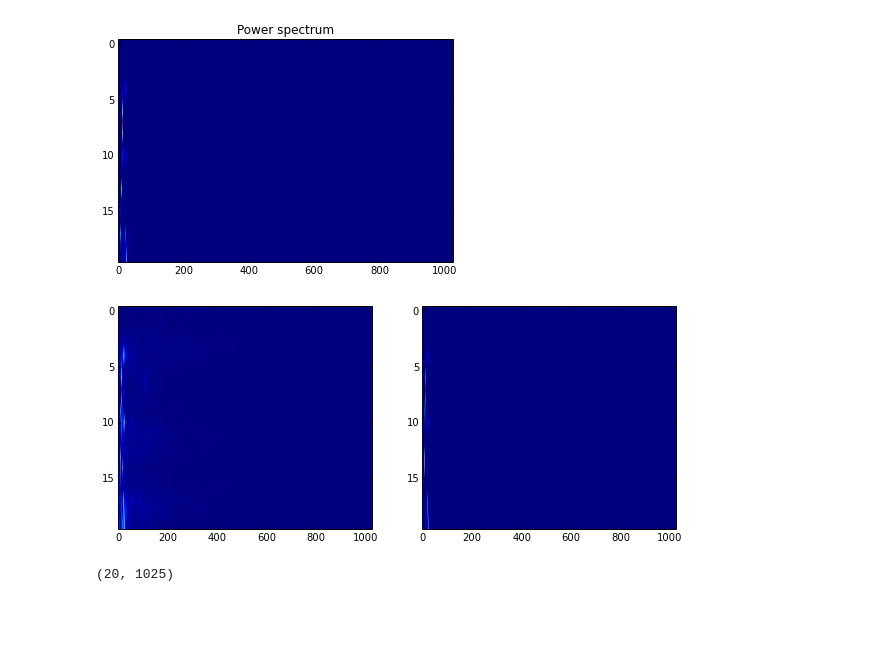
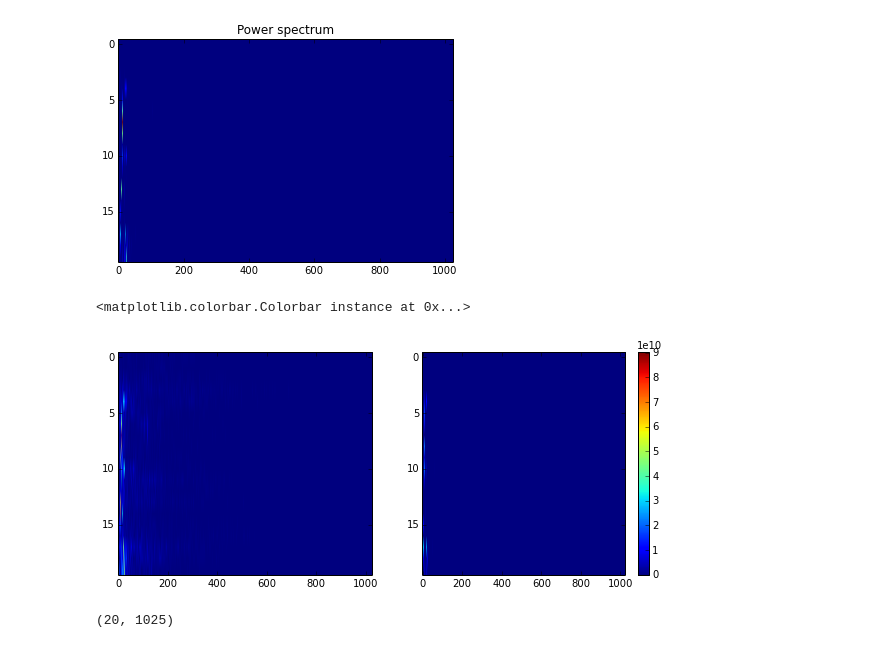
Before and after one commit to mantaraya36/201A-ipython, a Jupyter notebook: Fourier Analysis.ipynb, the cells around one changed output. Saved outputs shown, nothing was run; the diff lists cells and outputs as text; code cells hidden in the pictures; blank space fills up the shorter version.

```diff
--- a/Fourier Analysis.ipynb
+++ b/Fourier Analysis.ipynb
@@ -377,12 +332,14 @@ title('Power spectrum')
 # %%
 subplot(121)
 imshow(mag_spectrum, aspect='auto')
 subplot(122)
 imshow(pow_spectrum, aspect='auto')
 
 gcf().set_figwidth(10)
+colorbar()
 # %% [output]
+<matplotlib.colorbar.Colorbar instance at 0x...>
-[figure, old version]
+[figure, new version]
 # %%
 array(mag_spectrum).shape
 # %% [output]
```
Also changed, not shown: parts of 47 cells of this notebook, 2 other files.
